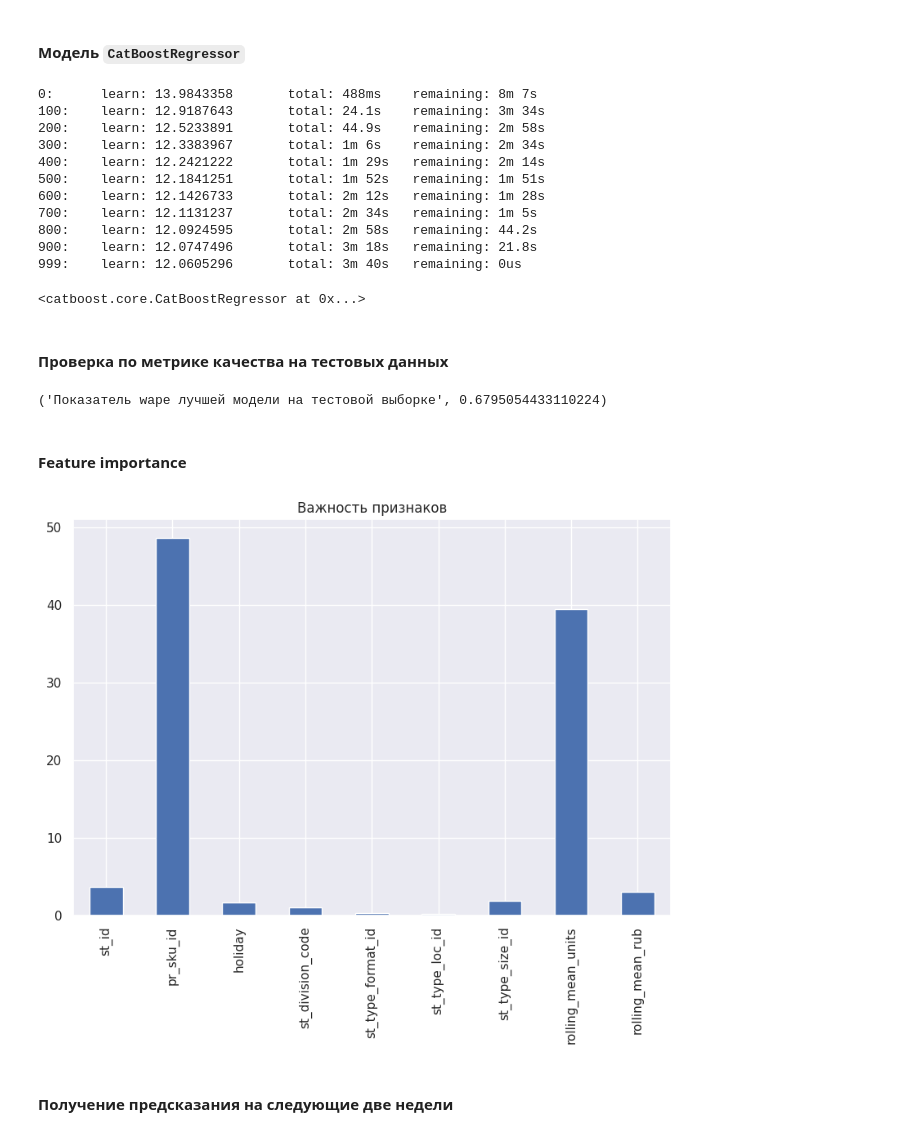
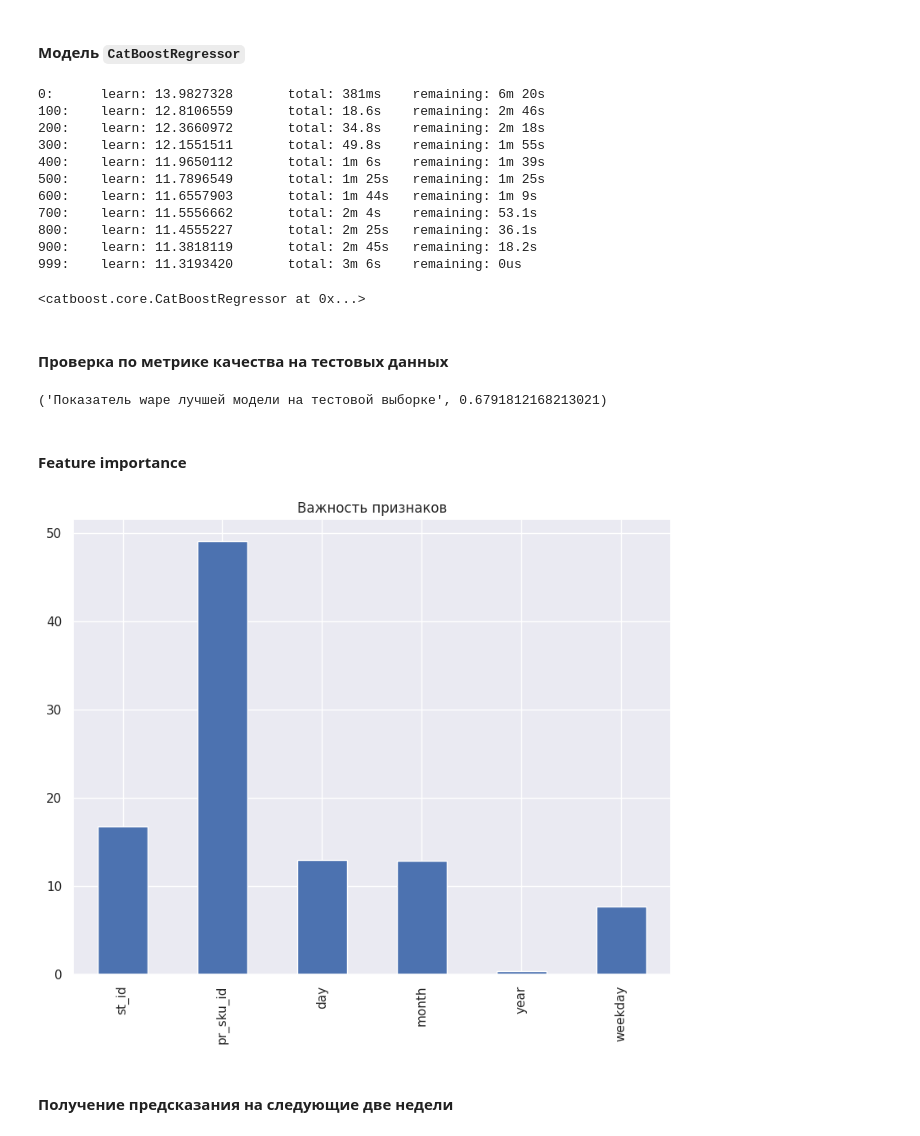
Before and after one commit to denis-42ds/demand_forecast_retailer, a Jupyter notebook: demand_forecast.ipynb, the cells around one changed output. Cells and saved outputs as stored; diff of their text form; code cells hidden in the pictures.

```diff
--- a/demand_forecast.ipynb
+++ b/demand_forecast.ipynb
@@ -71,10 +71,10 @@ warnings.filterwarnings('ignore')
 # %% [markdown]
 ### EDA
 # %%
-sales_df_train = pd.read_csv('/content/sales_df_train.csv', parse_dates=['date'])
-shops = pd.read_csv('/content/st_df.csv')
-products = pd.read_csv('/content/pr_df.csv')
-holiday = pd.read_csv('/content/holidays_covid_calendar.csv')
+sales_df_train = pd.read_csv('sp_sales_task/sales_df_train.csv', parse_dates=['date'])
+shops = pd.read_csv('sp_sales_task/st_df.csv')
+products = pd.read_csv('sp_sales_task/pr_df.csv')
+holiday = pd.read_csv('holidays_covid_calendar.csv')
 # %%
 sales_df_train.info()
 # %% [output]
@@ -606,0 +629,9 @@ total = total.sort_values(by='date')
+# %%
+total['day'] = total.index
+# %%
+total['month'] = total['day'].dt.month
+total['year'] = total['day'].dt.year
+total['weekday'] = total['day'].dt.weekday
+total['dt'] = total['day']
+total['day'] = total['dt'].dt.day
+total.head(5)
@@ -652,7 +692,7 @@ memory usage: 105.8+ MB
 # %%
 X = total.drop(['pr_sales_in_units', 'pr_sales_in_rub',
                 'st_city_id', 'pr_group_id', 'pr_cat_id',
-                'pr_subcat_id', 'pr_uom_id'], axis=1)
+                'pr_subcat_id', 'pr_uom_id', 'dt'], axis=1)
 y = total['pr_sales_in_units']
 # %%
 X_exp = X.drop(['holiday', 'st_division_code',	'st_type_format_id',	'st_type_loc_id',	'st_type_size_id',	'rolling_mean_units',	'rolling_mean_rub'], axis=1)
@@ -724,17 +764,17 @@ model_cbr.fit(X_train, y_train, cat_features=cat_features)
 # display('Параметры лучшей модели', cbc_gs.best_params_)
 # display('Показатель wape лучшей модели', cbc_gs.best_score_*(-1))
 # %% [output]
-0:      learn: 13.9843358       total: 488ms    remaining: 8m 7s
-100:    learn: 12.9187643       total: 24.1s    remaining: 3m 34s
-200:    learn: 12.5233891       total: 44.9s    remaining: 2m 58s
-300:    learn: 12.3383967       total: 1m 6s    remaining: 2m 34s
-400:    learn: 12.2421222       total: 1m 29s   remaining: 2m 14s
-500:    learn: 12.1841251       total: 1m 52s   remaining: 1m 51s
-600:    learn: 12.1426733       total: 2m 12s   remaining: 1m 28s
-700:    learn: 12.1131237       total: 2m 34s   remaining: 1m 5s
-800:    learn: 12.0924595       total: 2m 58s   remaining: 44.2s
-900:    learn: 12.0747496       total: 3m 18s   remaining: 21.8s
-999:    learn: 12.0605296       total: 3m 40s   remaining: 0us
+0:      learn: 13.9827328       total: 381ms    remaining: 6m 20s
+100:    learn: 12.8106559       total: 18.6s    remaining: 2m 46s
+200:    learn: 12.3660972       total: 34.8s    remaining: 2m 18s
+300:    learn: 12.1551511       total: 49.8s    remaining: 1m 55s
+400:    learn: 11.9650112       total: 1m 6s    remaining: 1m 39s
+500:    learn: 11.7896549       total: 1m 25s   remaining: 1m 25s
+600:    learn: 11.6557903       total: 1m 44s   remaining: 1m 9s
+700:    learn: 11.5556662       total: 2m 4s    remaining: 53.1s
+800:    learn: 11.4555227       total: 2m 25s   remaining: 36.1s
+900:    learn: 11.3818119       total: 2m 45s   remaining: 18.2s
+999:    learn: 11.3193420       total: 3m 6s    remaining: 0us
 <catboost.core.CatBoostRegressor at 0x...>
 # %% [markdown]
 #### Проверка по метрике качества на тестовых данных
@@ -742,17 +782,17 @@ model_cbr.fit(X_train, y_train, cat_features=cat_features)
 #wape(y_test, model_cbc.predict(X_test))
 'Показатель wape лучшей модели на тестовой выборке', wape(y_test, model_cbr.predict(X_test))
 # %% [output]
-('Показатель wape лучшей модели на тестовой выборке', 0.6795054433110224)
+('Показатель wape лучшей модели на тестовой выборке', 0.6791812168213021)
 # %% [markdown]
 #### Feature importance
 # %%
-cbr_fi = pd.Series(model_cbr.get_feature_importance(), X.columns)
+cbr_fi = pd.Series(model_cbr.get_feature_importance(), X_exp.columns)
 fig, ax = plt.subplots(figsize=(8,7))
 cbr_fi.plot.bar(ax=ax)
 ax.set_title("Важность признаков")
 fig.tight_layout()
 # %% [output]
-[figure, old version]
+[figure, new version]
 # %% [markdown]
 #### Получение предсказания на следующие две недели
 # %%
```
Also changed, not shown: parts of 16 cells of this notebook.
